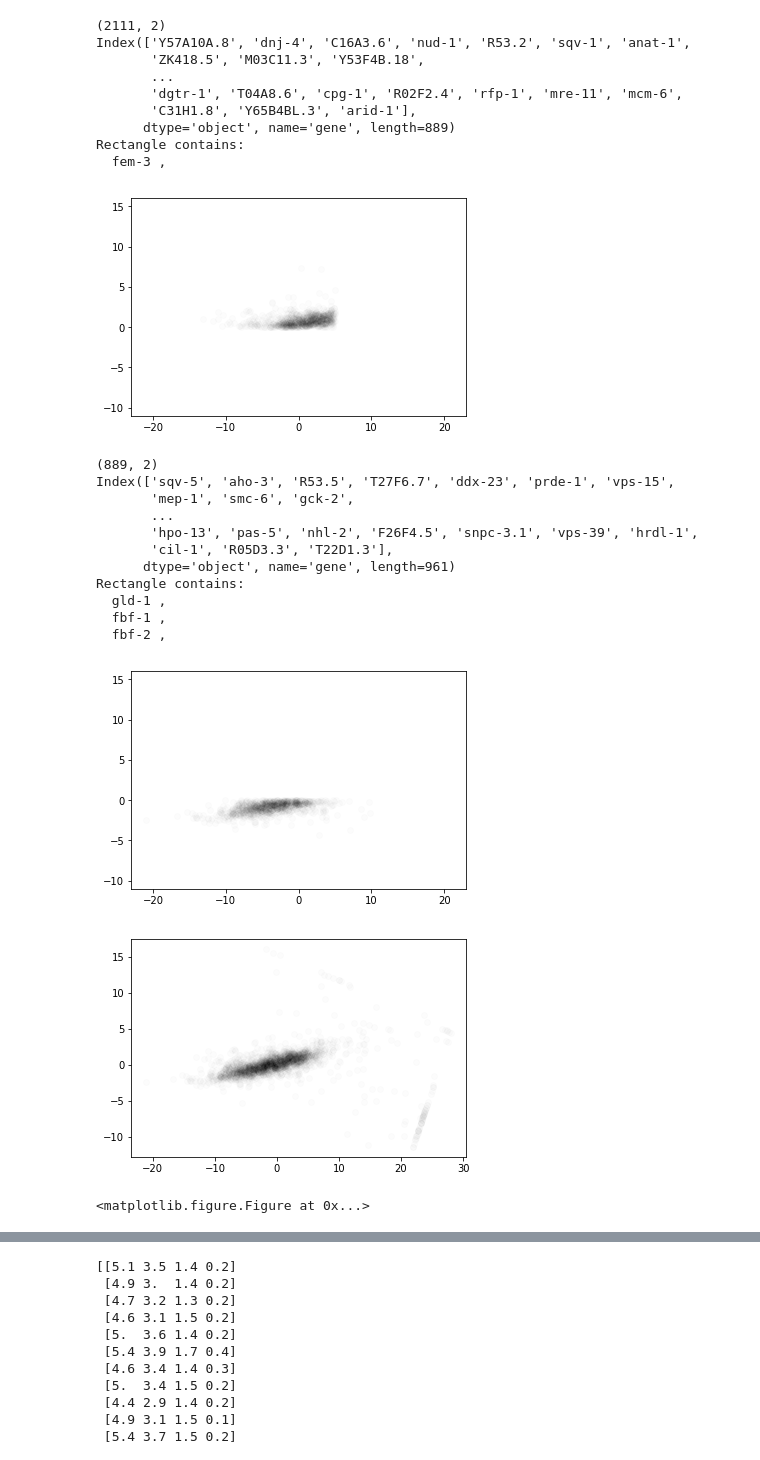
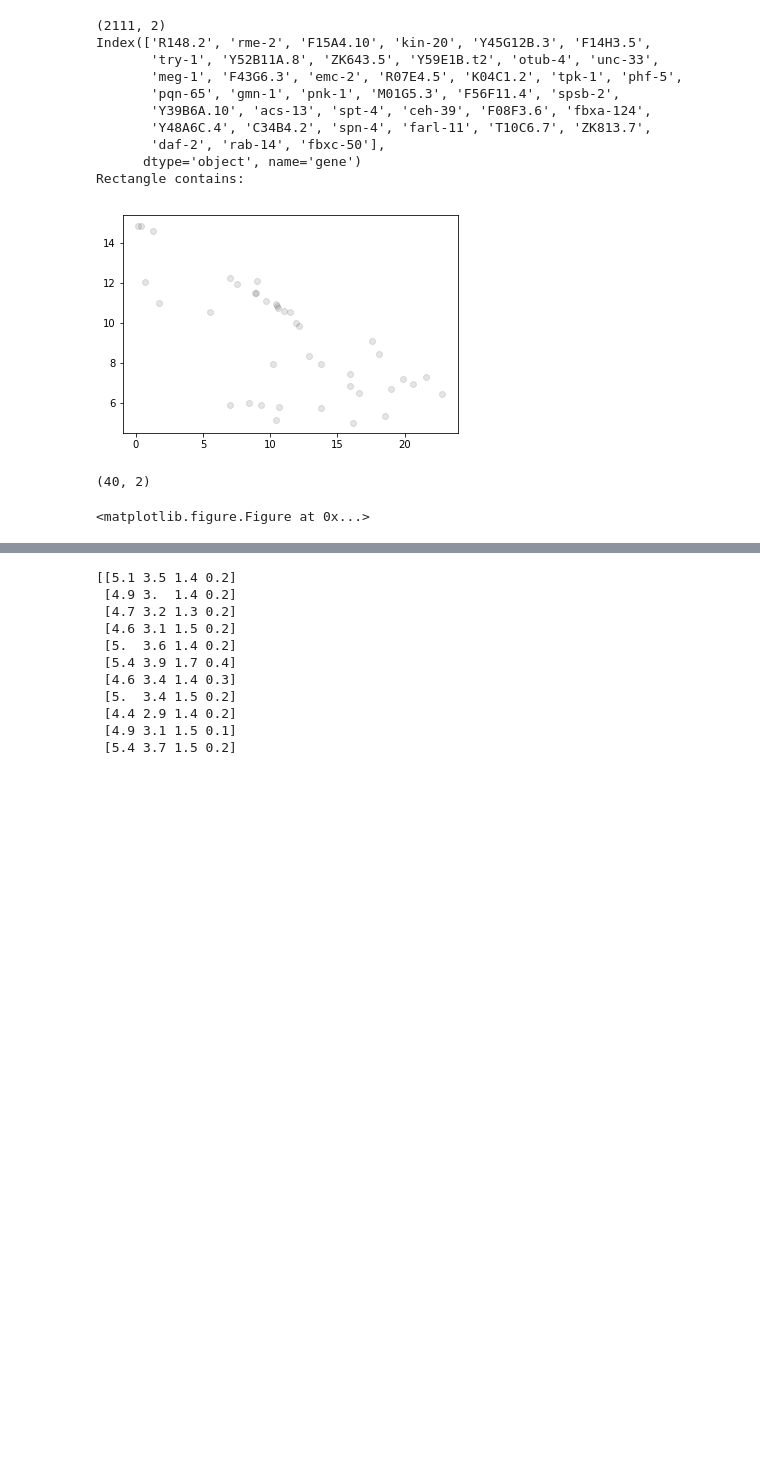
Before and after one commit to dfporter/FBF_gendered_gl, a Jupyter notebook: cliputil/pca.ipynb, the cells around one changed output, grey strips where cells are left out. Cells and saved outputs as stored; diff of their text form; code cells hidden in the pictures; blank space fills up the shorter version.

```diff
--- a/cliputil/pca.ipynb
+++ b/cliputil/pca.ipynb
@@ -278,58 +270,47 @@ Index(['$\mathrm{^{25^\circ C}Sp. FBF (1)}$',
 # %%
 #print(X)
 def subset_to_rectangle(X, xlim, ylim, fname='../v2/tables/rectangle.xlsx'):
     condition = [( (xlim[0] <= x[0] <= xlim[1]) and (ylim[0] <= x[1] <= ylim[1]) ) for x in X]
     x = X[condition]
     names = df[condition].index
     print(names)
     print("Rectangle contains:",)
     for name in ['gld-1', 'fem-3', 'fbf-1', 'fbf-2']:
         if name in names:
             print(' ', name, ', ')
-    plt.scatter(x[:,0], x[:,1], alpha=0.01, color='k')
-    plt.xlim(-23, 23)
-    plt.ylim(-11, 16)
+    plt.scatter(x[:,0], x[:,1], alpha=0.1, color='k')
+    #plt.xlim(-23, 23)
+    #plt.ylim(-11, 16)
     plt.show()
     plt.clf()
 
     df[condition].to_excel(fname)
 
     return x
 
 
 print(X_r.shape)
 
-x = subset_to_rectangle(X_r, [-50, 5], [0, 10], fname='../v2/tables/upper_oval.xlsx')
+x = subset_to_rectangle(X_r, [-25, 25], [5, 15], fname='../v2/tables/upper_oval.xlsx')
 print(x.shape)
-x = subset_to_rectangle(X_r, [-50, 10], [-5, 0])
+#x = subset_to_rectangle(X_r, [-50, 10], [-5, 0])
 
-plt.scatter(X_r[:,0], X_r[:,1], alpha=0.01, color='k')
-plt.show()
-plt.clf()
+#plt.scatter(X_r[:,0], X_r[:,1], alpha=0.1, color='k')
+#plt.show()
+#plt.clf()
 # %% [output]
 (2111, 2)
-Index(['Y57A10A.8', 'dnj-4', 'C16A3.6', 'nud-1', 'R53.2', 'sqv-1', 'anat-1',
-       'ZK418.5', 'M03C11.3', 'Y53F4B.18',
-       ...
-       'dgtr-1', 'T04A8.6', 'cpg-1', 'R02F2.4', 'rfp-1', 'mre-11', 'mcm-6',
-       'C31H1.8', 'Y65B4BL.3', 'arid-1'],
-      dtype='object', name='gene', length=889)
+Index(['R148.2', 'rme-2', 'F15A4.10', 'kin-20', 'Y45G12B.3', 'F14H3.5',
+       'try-1', 'Y52B11A.8', 'ZK643.5', 'Y59E1B.t2', 'otub-4', 'unc-33',
+       'meg-1', 'F43G6.3', 'emc-2', 'R07E4.5', 'K04C1.2', 'tpk-1', 'phf-5',
+       'pqn-65', 'gmn-1', 'pnk-1', 'M01G5.3', 'F56F11.4', 'spsb-2',
+       'Y39B6A.10', 'acs-13', 'spt-4', 'ceh-39', 'F08F3.6', 'fbxa-124',
+       'Y48A6C.4', 'C34B4.2', 'spn-4', 'farl-11', 'T10C6.7', 'ZK813.7',
+       'daf-2', 'rab-14', 'fbxc-50'],
+      dtype='object', name='gene')
 Rectangle contains:
-  fem-3 ,
-[figure, old version]
+[figure, new version]
-(889, 2)
-Index(['sqv-5', 'aho-3', 'R53.5', 'T27F6.7', 'ddx-23', 'prde-1', 'vps-15',
-       'mep-1', 'smc-6', 'gck-2',
-       ...
-       'hpo-13', 'pas-5', 'nhl-2', 'F26F4.5', 'snpc-3.1', 'vps-39', 'hrdl-1',
-       'cil-1', 'R05D3.3', 'T22D1.3'],
-      dtype='object', name='gene', length=961)
-Rectangle contains:
-  gld-1 ,
-  fbf-1 ,
-  fbf-2 ,
+(40, 2)
-[figure, removed]
-[figure, removed]
 <matplotlib.figure.Figure at 0x...>
 # %%
 X = mat#np.array([[-1, -1, 0], [-2, -1, 0], [-3, -2, 0], [1, 1, 9], [2, 1, 9], [3, 2, 9]])
```
Also changed, not shown: parts of 7 cells of this notebook, 21 other files.
